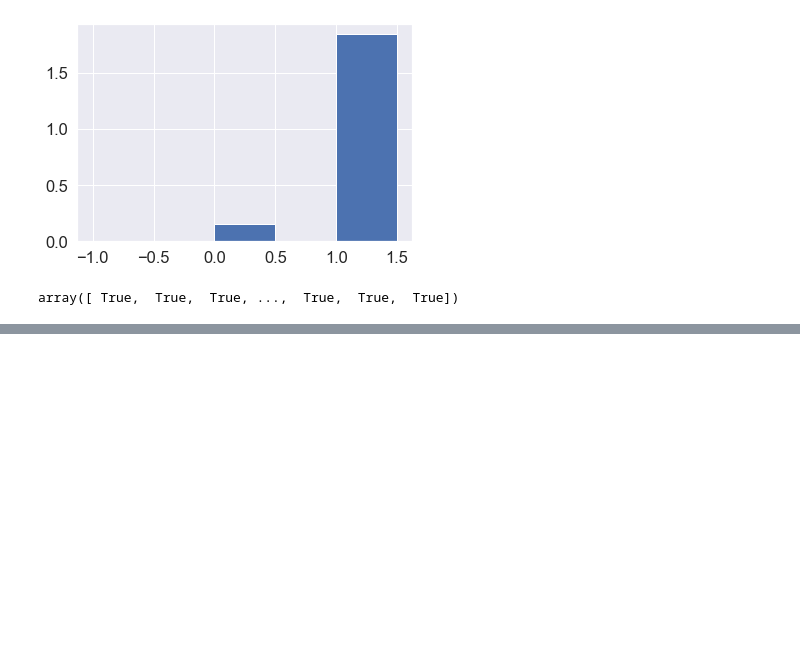
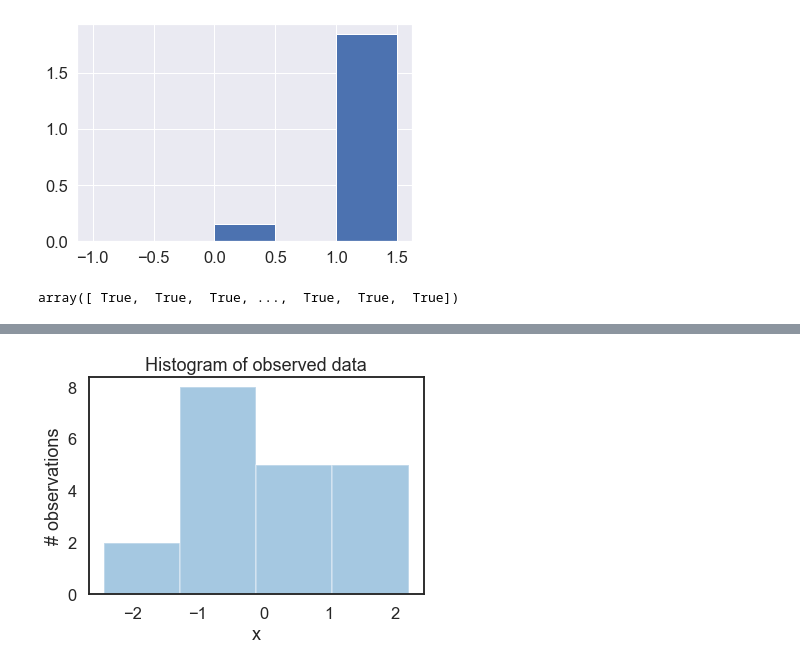
Before and after one commit to balarsen/pymc_learning, a Jupyter notebook: BayesianAnalysisWithPython/Simple Metropolis-Hastings.ipynb, the cells around one changed output, grey strips where cells are left out. Saved outputs shown, nothing was run; the diff lists cells and outputs as text; code cells hidden in the pictures; blank space fills up the shorter version.

```diff
--- a/BayesianAnalysisWithPython/Simple Metropolis-Hastings.ipynb
+++ b/BayesianAnalysisWithPython/Simple Metropolis-Hastings.ipynb
@@ -138,0 +141,23 @@ array([ True,  True,  True, ...,  True,  True,  True])
+# %%
+%matplotlib inline
+
+import numpy as np
+import scipy as sp
+import pandas as pd
+import matplotlib.pyplot as plt
+import seaborn as sns
+
+from scipy.stats import norm
+
+sns.set_style('white')
+sns.set_context('talk')
+
+np.random.seed(123)
+# %%
+data = np.random.randn(20)
+# %%
+ax = plt.subplot()
+sns.distplot(data, kde=False, ax=ax)
+_ = ax.set(title='Histogram of observed data', xlabel='x', ylabel='# observations');
+# %% [output]
+[figure, added]
```
Also changed, not shown: parts of 20 cells of this notebook.
